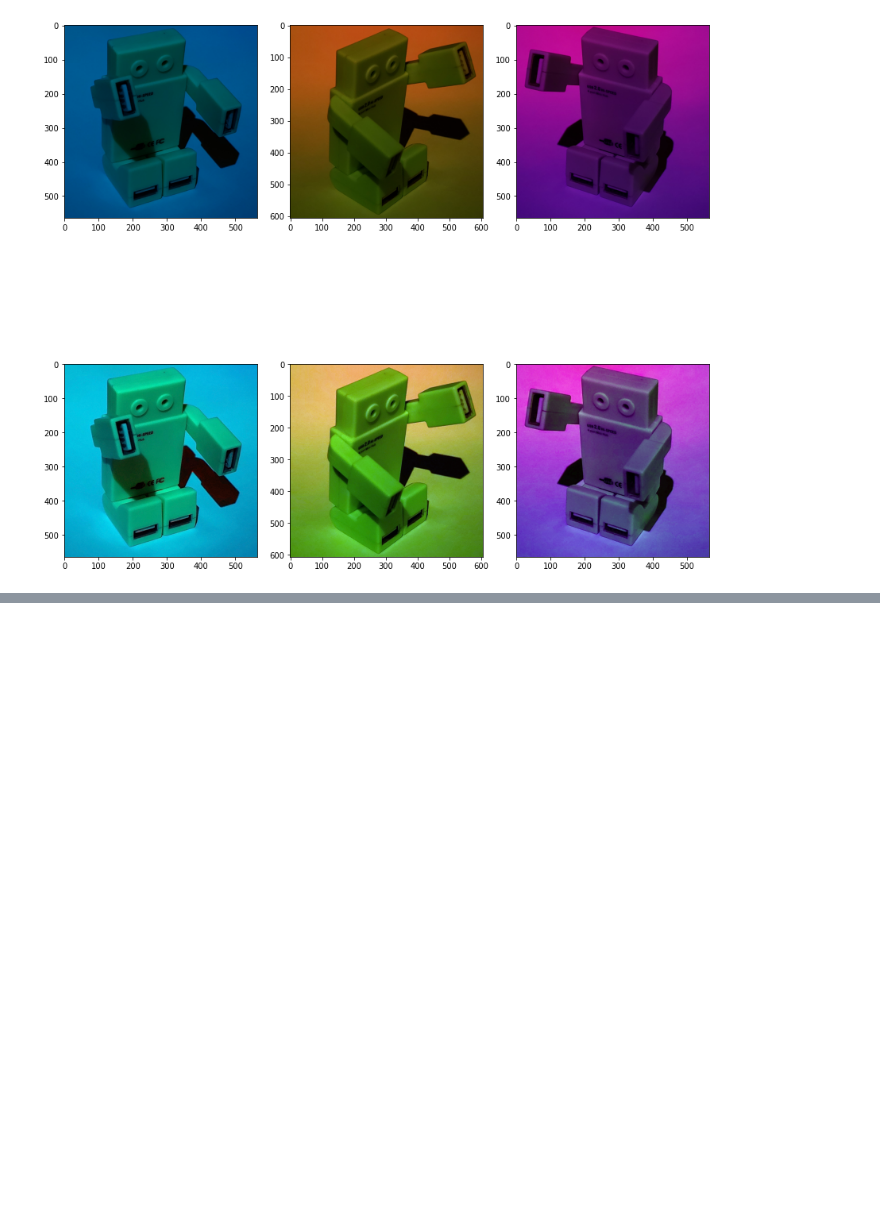
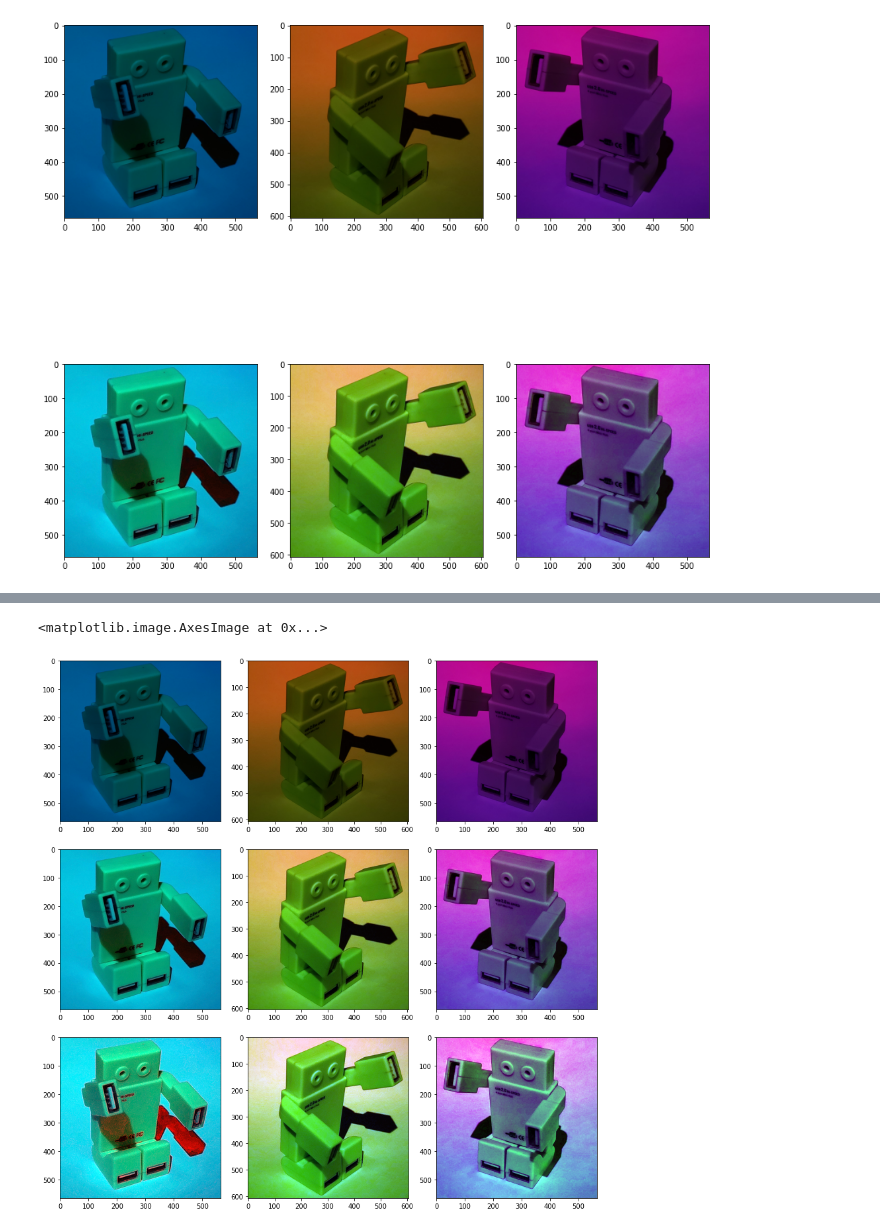
Before and after one commit to AriSalassa/vision-por-computadora, a Jupyter notebook: TP1/main.ipynb, the cells around one changed output, grey strips where cells are left out. Saved outputs shown, nothing was run; the diff lists cells and outputs as text; code cells hidden in the pictures; blank space fills up the shorter version.

```diff
--- a/TP1/main.ipynb
+++ b/TP1/main.ipynb
@@ -166,0 +169,18 @@ axs[1,2].imshow(img_wp_tranf_3)
+# %%
+fig, axs = plt.subplots(3, 3, figsize=(12,12))
+fig.tight_layout()
+
+axs[0,0].imshow(img_wp_1)
+axs[0,1].imshow(img_wp_2)
+axs[0,2].imshow(img_wp_3)
+
+axs[1,0].imshow(img_wp_tranf_1)
+axs[1,1].imshow(img_wp_tranf_2)
+axs[1,2].imshow(img_wp_tranf_3)
+
+axs[2,0].imshow(img_wp_tranf_10)
+axs[2,1].imshow(img_wp_tranf_20)
+axs[2,2].imshow(img_wp_tranf_30)
+# %% [output]
+<matplotlib.image.AxesImage at 0x...>
+[figure, added]
```
Also changed, not shown: parts of 5 cells of this notebook.
